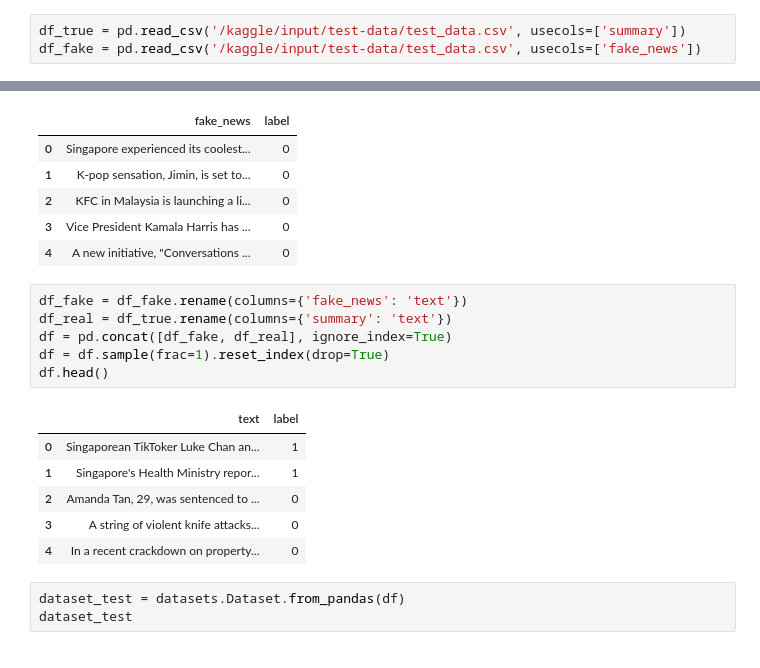
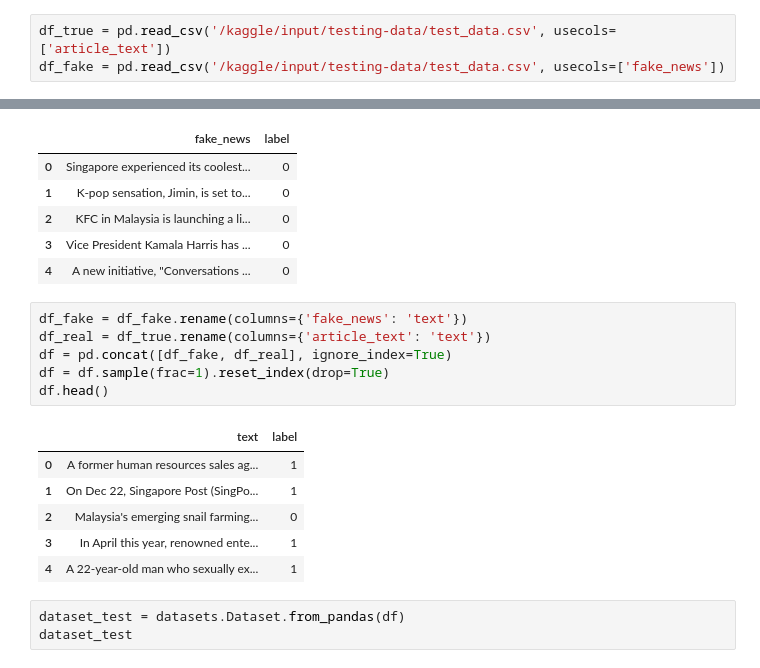
Before and after one commit to ashhssn/InfauxCheck, a Jupyter notebook: notebooks/bert-classifier.ipynb, the cells around one changed output, grey strips where cells are left out. Drawn from its saved outputs; the diff is of its cells as text.

Commit message:
Retrained on short text

```diff
--- a/notebooks/bert-classifier.ipynb
+++ b/notebooks/bert-classifier.ipynb
@@ -311,8 +439,8 @@ plt.show()
 # %% [markdown]
 # Run on test set
 # %%
-df_true = pd.read_csv('/kaggle/input/test-data/test_data.csv', usecols=['summary'])
-df_fake = pd.read_csv('/kaggle/input/test-data/test_data.csv', usecols=['fake_news'])
+df_true = pd.read_csv('/kaggle/input/testing-data/test_data.csv', usecols=['article_text'])
+df_fake = pd.read_csv('/kaggle/input/testing-data/test_data.csv', usecols=['fake_news'])
 # %%
 df_fake['label'] = 0
 df_true['label'] = 1
@@ -326,17 +454,17 @@ df_fake.head()
 | 4 | A new initiative, "Conversations ... | 0 |
 # %%
 df_fake = df_fake.rename(columns={'fake_news': 'text'})
-df_real = df_true.rename(columns={'summary': 'text'})
+df_real = df_true.rename(columns={'article_text': 'text'})
 df = pd.concat([df_fake, df_real], ignore_index=True)
 df = df.sample(frac=1).reset_index(drop=True)
 df.head()
 # %% [output]
 |  | text | label |
-| 0 | Singaporean TikToker Luke Chan an... | 1 |
-| 1 | Singapore's Health Ministry repor... | 1 |
-| 2 | Amanda Tan, 29, was sentenced to ... | 0 |
-| 3 | A string of violent knife attacks... | 0 |
-| 4 | In a recent crackdown on property... | 0 |
+| 0 | A former human resources sales ag... | 1 |
+| 1 | On Dec 22, Singapore Post (SingPo... | 1 |
+| 2 | Malaysia's emerging snail farming... | 0 |
+| 3 | In April this year, renowned ente... | 1 |
+| 4 | A 22-year-old man who sexually ex... | 1 |
 # %%
 dataset_test = datasets.Dataset.from_pandas(df)
 dataset_test
```
Also changed, not shown: parts of 56 cells of this notebook.
